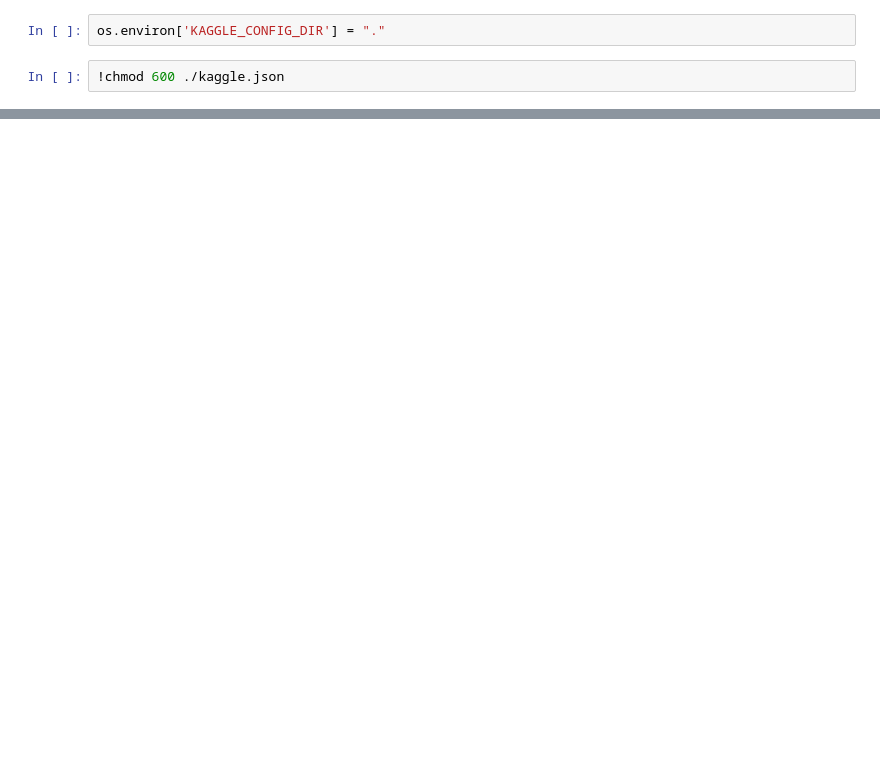
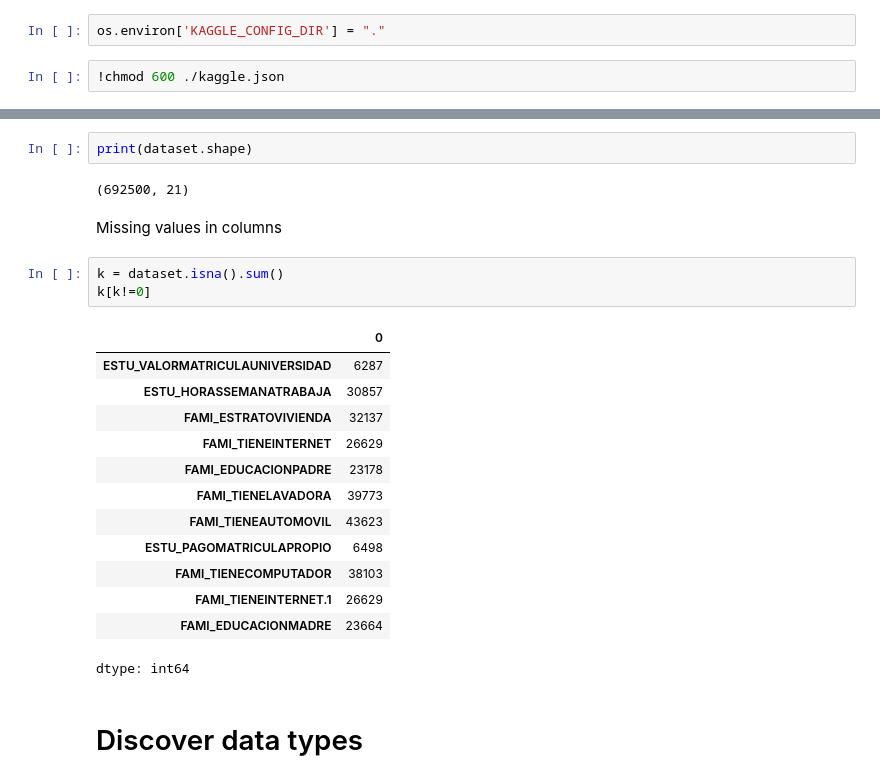
Before and after one commit to LuisDavid999/UDEA-ai4eng-20251-Pruebas-Saber-Pro-Colombia, a Jupyter notebook: 01_exploración.ipynb, the cells around one changed output, grey strips where cells are left out. Saved outputs shown, nothing was run; the diff lists cells and outputs as text; blank space fills up the shorter version.

```diff
--- a/01_exploración.ipynb
+++ b/01_exploración.ipynb
@@ -28,3 +36,28 @@ z.head()
 | 3 | 470353 | 20195 | ADMINISTRACION DE EMPRESAS | SANTANDER | Entre 4 millones y menos de 5.5 m... | ... |
 | 4 | 989032 | 20212 | PSICOLOGIA | ANTIOQUIA | Entre 2.5 millones y menos de 4 m... | ... |
 5 rows × 21 columns
+# %%
+print(dataset.shape)
+# %% [output]
+(692500, 21)
+# %% [markdown]
+Missing values in columns
+# %%
+k = dataset.isna().sum()
+k[k!=0]
+# %% [output]
+|  | 0 |
+| ESTU_VALORMATRICULAUNIVERSIDAD | 6287 |
+| ESTU_HORASSEMANATRABAJA | 30857 |
+| FAMI_ESTRATOVIVIENDA | 32137 |
+| FAMI_TIENEINTERNET | 26629 |
+| FAMI_EDUCACIONPADRE | 23178 |
+| FAMI_TIENELAVADORA | 39773 |
+| FAMI_TIENEAUTOMOVIL | 43623 |
+| ESTU_PAGOMATRICULAPROPIO | 6498 |
+| FAMI_TIENECOMPUTADOR | 38103 |
+| FAMI_TIENEINTERNET.1 | 26629 |
+| FAMI_EDUCACIONMADRE | 23664 |
+dtype: int64
+# %% [markdown]
+# Discover data types
```
Also changed, not shown: parts of 13 cells of this notebook.
